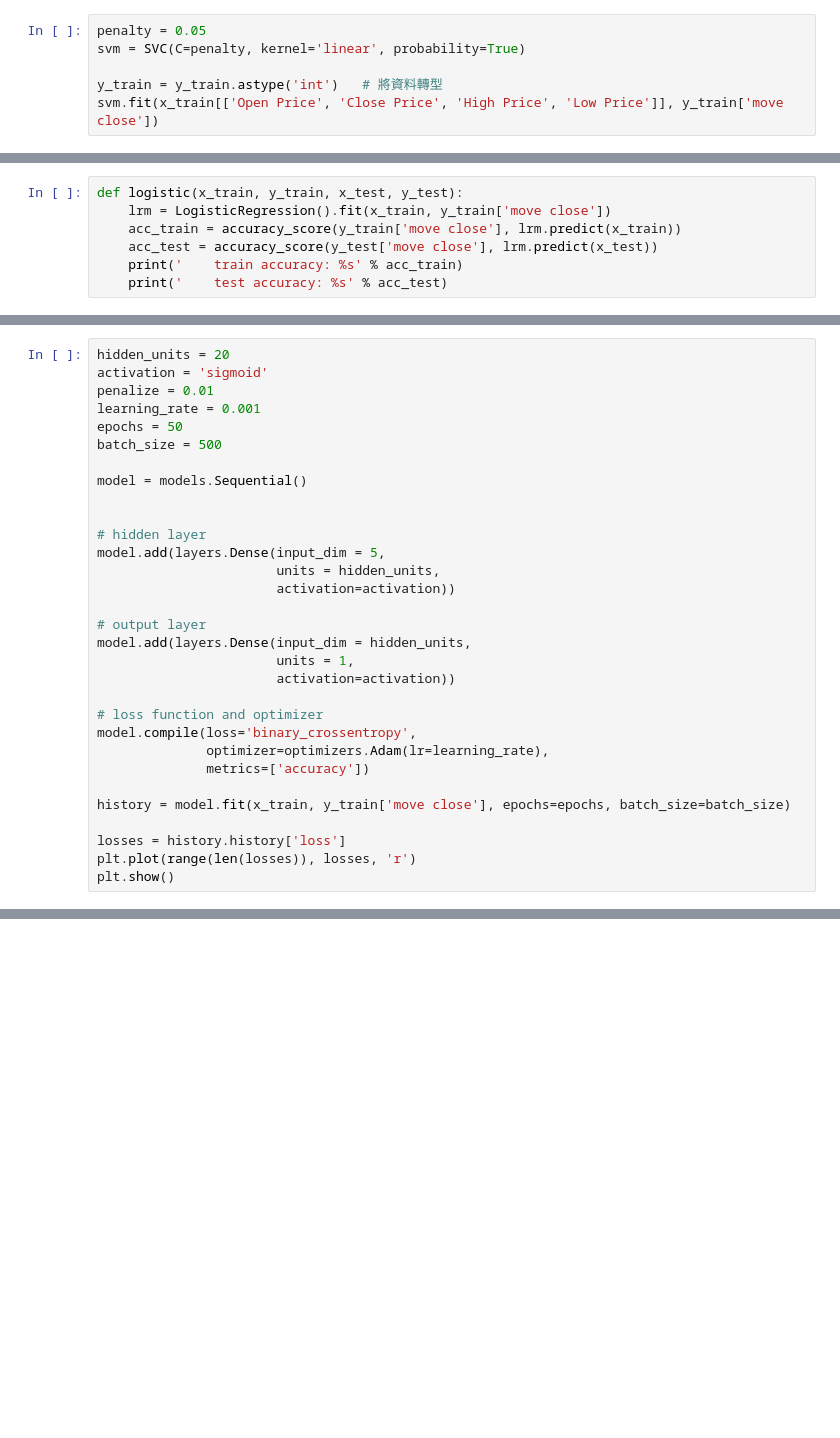
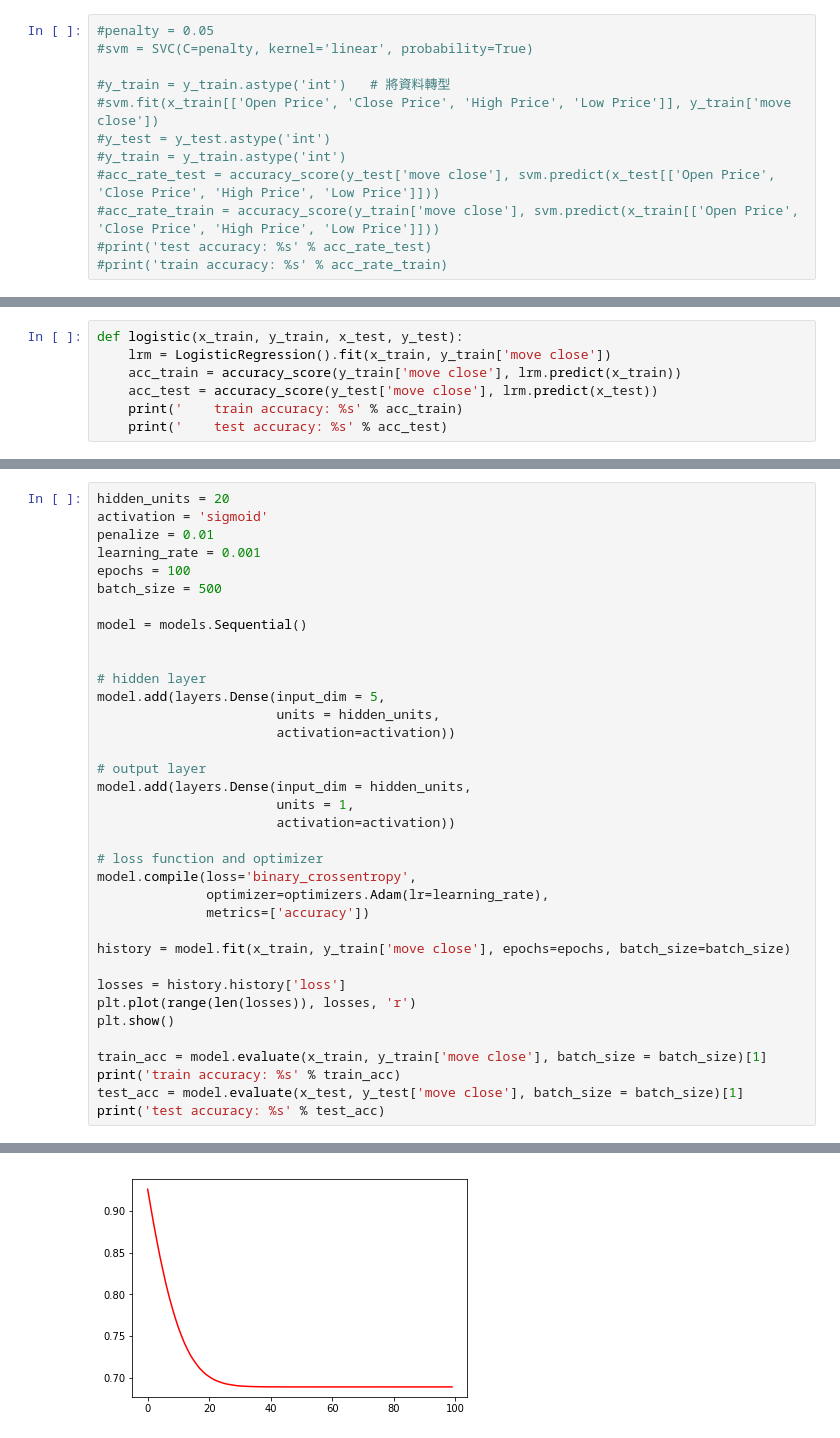
Before and after one commit to yuyingg0921/fda-hw, a Jupyter notebook: hw3/stock-predict.ipynb, the cells around one changed output, grey strips where cells are left out. Saved outputs shown, nothing was run; the diff lists cells and outputs as text; blank space fills up the shorter version.

```diff
--- a/hw3/stock-predict.ipynb
+++ b/hw3/stock-predict.ipynb
@@ -172,6 +175,12 @@ basic accuracy: 0.5437549721559268
 # %%
-penalty = 0.05
-svm = SVC(C=penalty, kernel='linear', probability=True)
+#penalty = 0.05
+#svm = SVC(C=penalty, kernel='linear', probability=True)
 
-y_train = y_train.astype('int')   # 將資料轉型
-svm.fit(x_train[['Open Price', 'Close Price', 'High Price', 'Low Price']], y_train['move close'])
+#y_train = y_train.astype('int')   # 將資料轉型
+#svm.fit(x_train[['Open Price', 'Close Price', 'High Price', 'Low Price']], y_train['move close'])
+#y_test = y_test.astype('int')
+#y_train = y_train.astype('int')
+#acc_rate_test = accuracy_score(y_test['move close'], svm.predict(x_test[['Open Price', 'Close Price', 'High Price', 'Low Price']]))
+#acc_rate_train = accuracy_score(y_train['move close'], svm.predict(x_train[['Open Price', 'Close Price', 'High Price', 'Low Price']]))
+#print('test accuracy: %s' % acc_rate_test)
+#print('train accuracy: %s' % acc_rate_train)
@@ -271,7 +347,7 @@ hidden_units = 20
 activation = 'sigmoid'
 penalize = 0.01
 learning_rate = 0.001
-epochs = 50
+epochs = 100
 batch_size = 500
 
 model = models.Sequential()
@@ -297,3 +373,9 @@ history = model.fit(x_train, y_train['move close'], epochs=epochs, batch_size=ba
 losses = history.history['loss']
 plt.plot(range(len(losses)), losses, 'r')
 plt.show()
+
+train_acc = model.evaluate(x_train, y_train['move close'], batch_size = batch_size)[1]
+print('train accuracy: %s' % train_acc)
+test_acc = model.evaluate(x_test, y_test['move close'], batch_size = batch_size)[1]
+print('test accuracy: %s' % test_acc)
+# %% [output]
@@ -299,0 +399 @@ plt.show()
+[figure, added]
```
Also changed, not shown: parts of 33 cells of this notebook.
